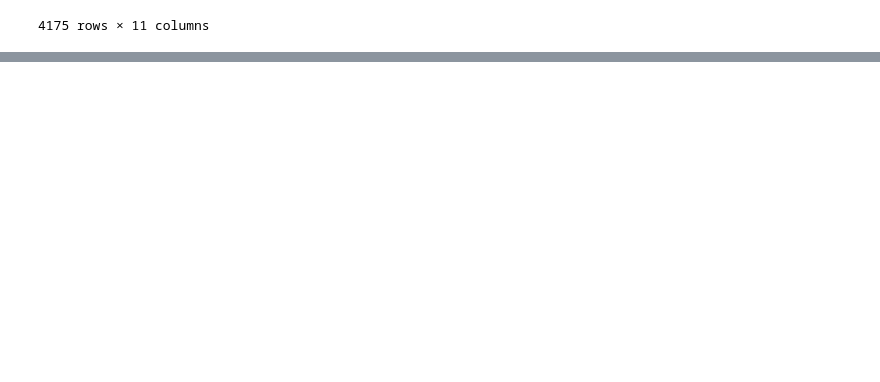
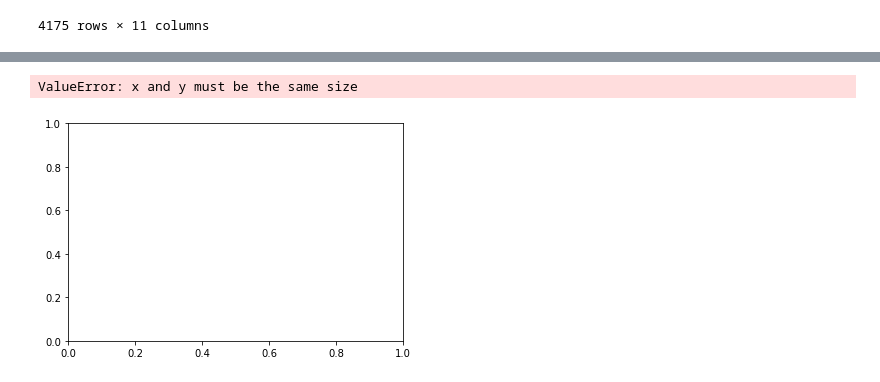
Before and after one commit to aortiz224/bootcamp_finalproject, a Jupyter notebook: dev/yaser/Notebook/ML_finalproject.ipynb, the cells around one changed output, grey strips where cells are left out. Cells and saved outputs as stored; diff of their text form; code cells hidden in the pictures; blank space fills up the shorter version.

```diff
--- a/dev/yaser/Notebook/ML_finalproject.ipynb
+++ b/dev/yaser/Notebook/ML_finalproject.ipynb
@@ -97,0 +197,2 @@ df_new
+# %%
+model=LinearRegression()
@@ -97,0 +208,7 @@ df_new
+# %%
+plt.scatter(X, y)
+plt.plot(X, y_pred, color='red')
+plt.show()
+# %% [output]
+ValueError: x and y must be the same size
+[figure, added]
```
Also changed, not shown: parts of 29 cells of this notebook.
